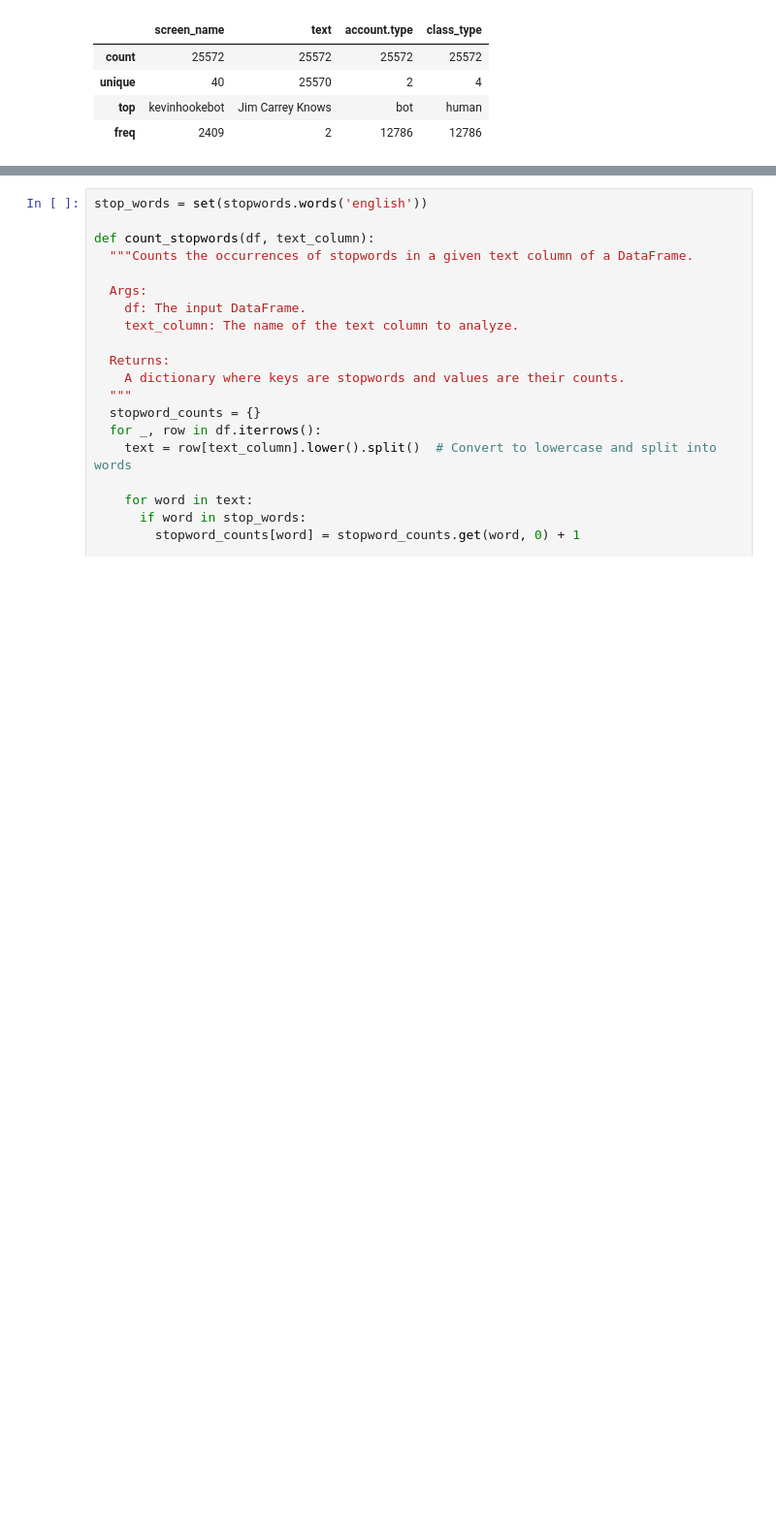
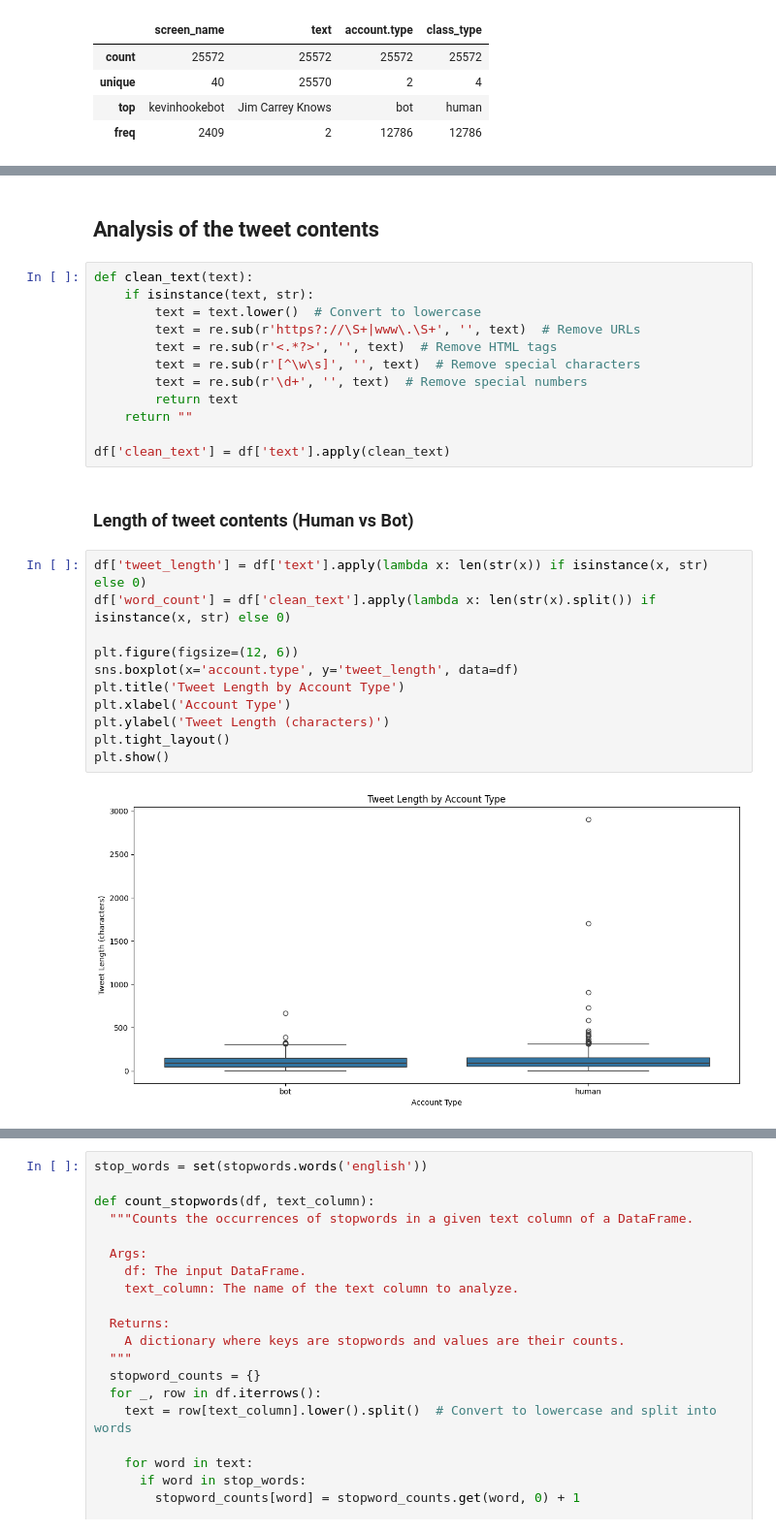
Before and after one commit to hstoklosa/fake-tweets-detection, a Jupyter notebook: eda.ipynb, the cells around one changed output, grey strips where cells are left out. Shown at 97% size. Saved outputs shown, nothing was run; the diff lists cells and outputs as text; blank space fills up the shorter version.

```diff
--- a/eda.ipynb
+++ b/eda.ipynb
@@ -92,0 +190,29 @@ test_df.head()
+# %% [markdown]
+ ## Analysis of the tweet contents
+# %%
+def clean_text(text):
+    if isinstance(text, str):
+        text = text.lower()  # Convert to lowercase
+        text = re.sub(r'https?://\S+|www\.\S+', '', text)  # Remove URLs
+        text = re.sub(r'<.*?>', '', text)  # Remove HTML tags
+        text = re.sub(r'[^\w\s]', '', text)  # Remove special characters
+        text = re.sub(r'\d+', '', text)  # Remove special numbers
+        return text
+    return ""
+
+df['clean_text'] = df['text'].apply(clean_text)
+# %% [markdown]
+### Length of tweet contents (Human vs Bot)
+# %%
+df['tweet_length'] = df['text'].apply(lambda x: len(str(x)) if isinstance(x, str) else 0)
+df['word_count'] = df['clean_text'].apply(lambda x: len(str(x).split()) if isinstance(x, str) else 0)
+
+plt.figure(figsize=(12, 6))
+sns.boxplot(x='account.type', y='tweet_length', data=df)
+plt.title('Tweet Length by Account Type')
+plt.xlabel('Account Type')
+plt.ylabel('Tweet Length (characters)')
+plt.tight_layout()
+plt.show()
+# %% [output]
+[figure, added]
```
Also changed, not shown: parts of 66 cells of this notebook, 1 other file.
